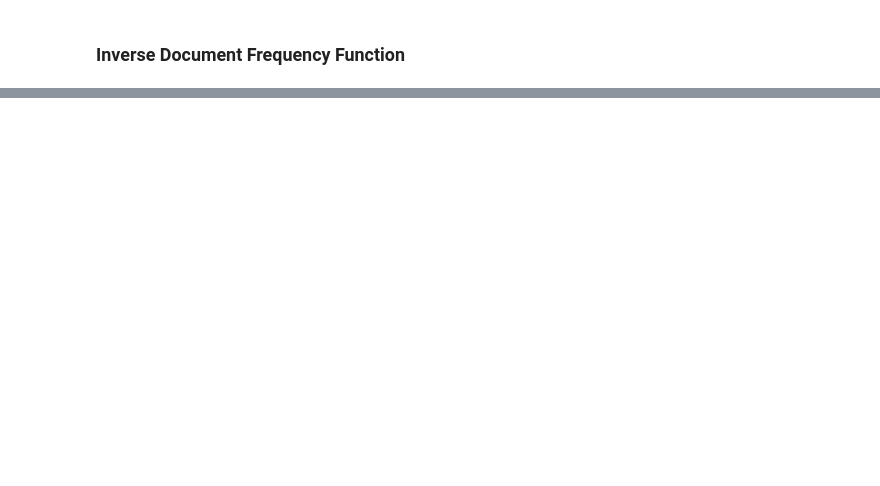
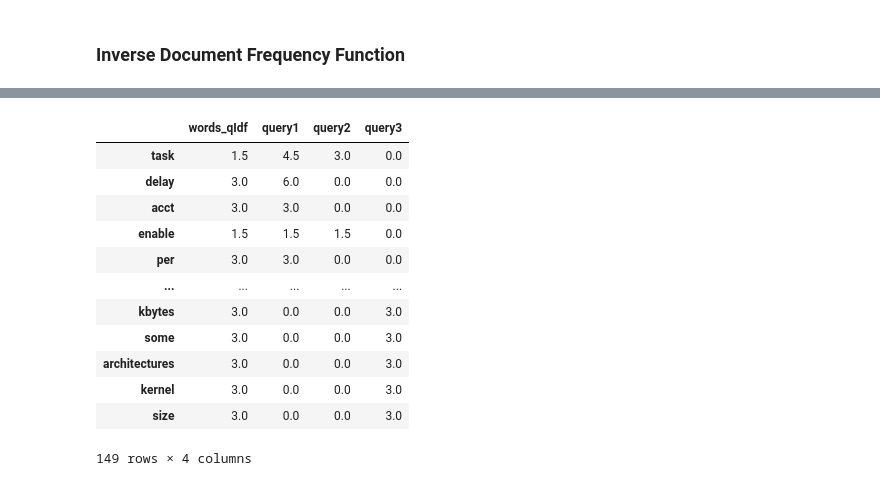
Before and after one commit to weiminn/IS706-Assignment2, a Jupyter notebook: code.ipynb, the cells around one changed output, grey strips where cells are left out. Saved outputs shown, nothing was run; the diff lists cells and outputs as text; code cells hidden in the pictures; blank space fills up the shorter version.

```diff
--- a/code.ipynb
+++ b/code.ipynb
@@ -120,0 +296,22 @@ inverseDocumentFrequency('document23.txt')
+# %%
+for q in queryNames:
+    temp = qTermFrequency(q)
+    q = q.strip('.txt')
+    for word, tf in temp.items():
+        q_df[q][word] = q_df['words_qIdf'][word] * float(tf)
+
+q_df
+# %% [output]
+|  | words_qIdf | query1 | query2 | query3 |
+| task | 1.5 | 4.5 | 3.0 | 0.0 |
+| delay | 3.0 | 6.0 | 0.0 | 0.0 |
+| acct | 3.0 | 3.0 | 0.0 | 0.0 |
+| enable | 1.5 | 1.5 | 1.5 | 0.0 |
+| per | 3.0 | 3.0 | 0.0 | 0.0 |
+| ... | ... | ... | ... | ... |
+| kbytes | 3.0 | 0.0 | 0.0 | 3.0 |
+| some | 3.0 | 0.0 | 0.0 | 3.0 |
+| architectures | 3.0 | 0.0 | 0.0 | 3.0 |
+| kernel | 3.0 | 0.0 | 0.0 | 3.0 |
+| size | 3.0 | 0.0 | 0.0 | 3.0 |
+149 rows × 4 columns
```
Also changed, not shown: parts of 23 cells of this notebook.
